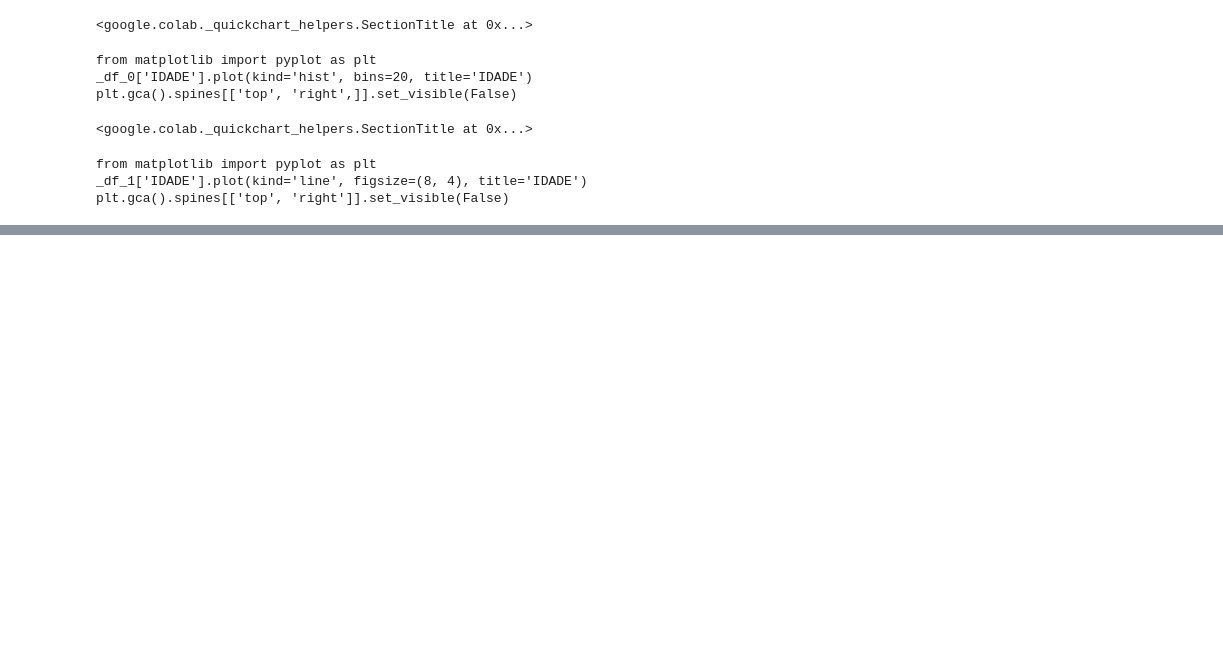
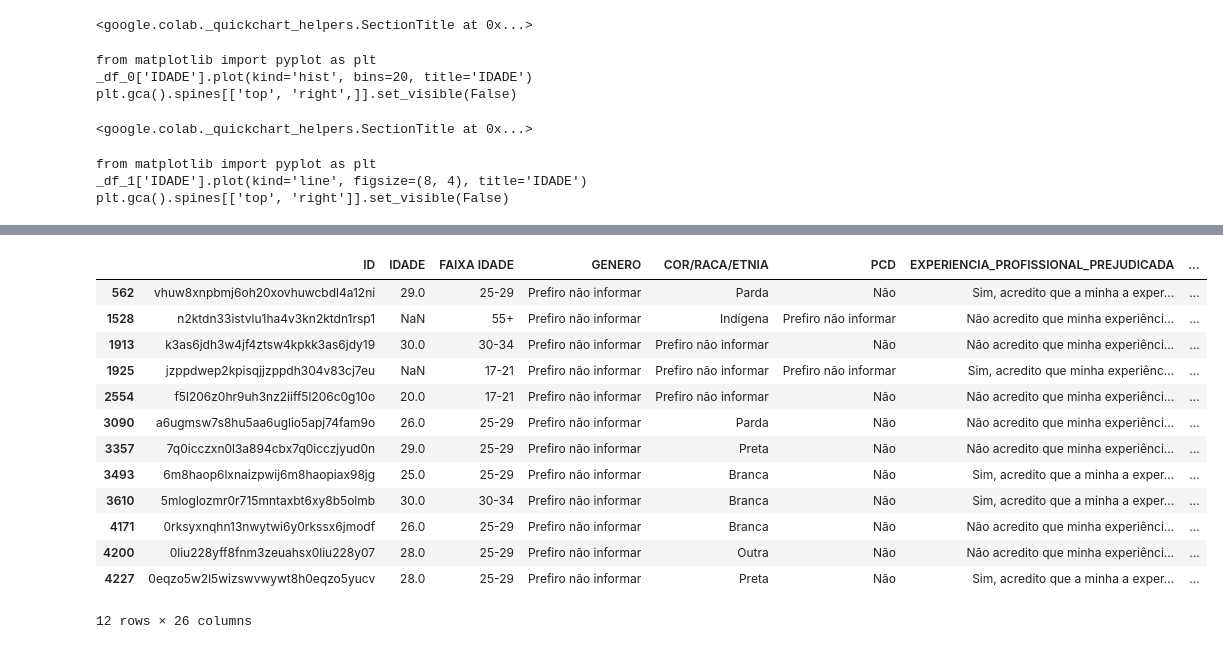
Before and after one commit to alessandrasarah/projetos-python, a Jupyter notebook: Uso_da_biblioteca_Pandas.ipynb, the cells around one changed output, grey strips where cells are left out. Saved outputs shown, nothing was run; the diff lists cells and outputs as text; code cells hidden in the pictures; blank space fills up the shorter version.

```diff
--- a/Uso_da_biblioteca_Pandas.ipynb
+++ b/Uso_da_biblioteca_Pandas.ipynb
@@ -101,0 +167,17 @@ plt.gca().spines[['top', 'right']].set_visible(False)
+# %%
+dados[dados['GENERO'].str.contains('não', na=False)]
+# %% [output]
+|  | ID | IDADE | FAIXA IDADE | GENERO | COR/RACA/ETNIA | PCD | EXPERIENCIA_PROFISSIONAL_PREJUDICADA | ... |
+| 562 | vhuw8xnpbmj6oh20xovhuwcbdl4a12ni | 29.0 | 25-29 | Prefiro não informar | Parda | Não | Sim, acredito que a minha a exper... | ... |
+| 1528 | n2ktdn33istvlu1ha4v3kn2ktdn1rsp1 | NaN | 55+ | Prefiro não informar | Indígena | Prefiro não informar | Não acredito que minha experiênci... | ... |
+| 1913 | k3as6jdh3w4jf4ztsw4kpkk3as6jdy19 | 30.0 | 30-34 | Prefiro não informar | Prefiro não informar | Não | Não acredito que minha experiênci... | ... |
+| 1925 | jzppdwep2kpisqjjzppdh304v83cj7eu | NaN | 17-21 | Prefiro não informar | Prefiro não informar | Prefiro não informar | Sim, acredito que minha experiênc... | ... |
+| 2554 | f5l206z0hr9uh3nz2iiff5l206c0g10o | 20.0 | 17-21 | Prefiro não informar | Prefiro não informar | Não | Não acredito que minha experiênci... | ... |
+| 3090 | a6ugmsw7s8hu5aa6uglio5apj74fam9o | 26.0 | 25-29 | Prefiro não informar | Parda | Não | Não acredito que minha experiênci... | ... |
+| 3357 | 7q0icczxn0l3a894cbx7q0icczjyud0n | 29.0 | 25-29 | Prefiro não informar | Preta | Não | Não acredito que minha experiênci... | ... |
+| 3493 | 6m8haop6lxnaizpwij6m8haopiax98jg | 25.0 | 25-29 | Prefiro não informar | Branca | Não | Sim, acredito que a minha a exper... | ... |
+| 3610 | 5mloglozmr0r715mntaxbt6xy8b5olmb | 30.0 | 30-34 | Prefiro não informar | Branca | Não | Sim, acredito que a minha a exper... | ... |
+| 4171 | 0rksyxnqhn13nwytwi6y0rkssx6jmodf | 26.0 | 25-29 | Prefiro não informar | Branca | Não | Não acredito que minha experiênci... | ... |
+| 4200 | 0liu228yff8fnm3zeuahsx0liu228y07 | 28.0 | 25-29 | Prefiro não informar | Outra | Não | Não acredito que minha experiênci... | ... |
+| 4227 | 0eqzo5w2l5wizswvwywt8h0eqzo5yucv | 28.0 | 25-29 | Prefiro não informar | Preta | Não | Sim, acredito que a minha a exper... | ... |
+12 rows × 26 columns
```
Also changed, not shown: parts of 9 cells of this notebook.
